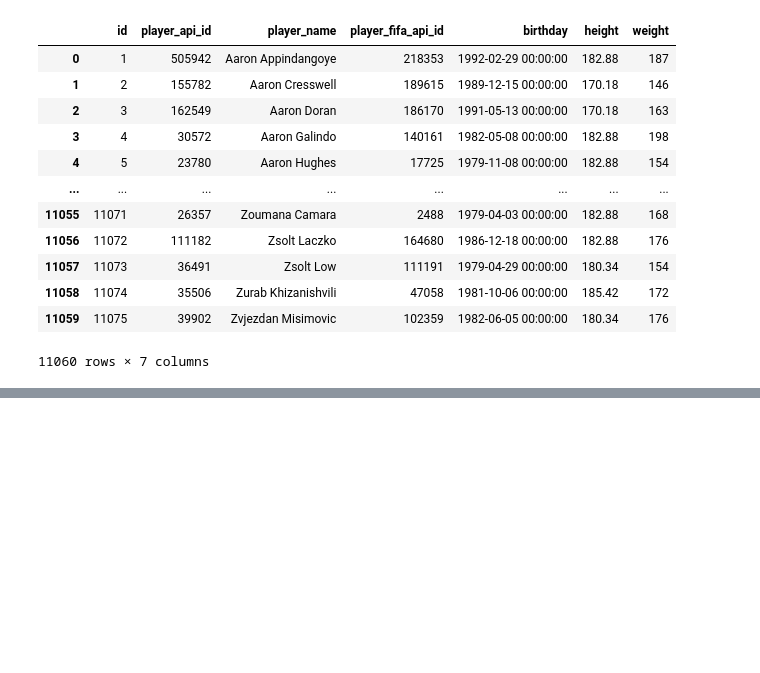
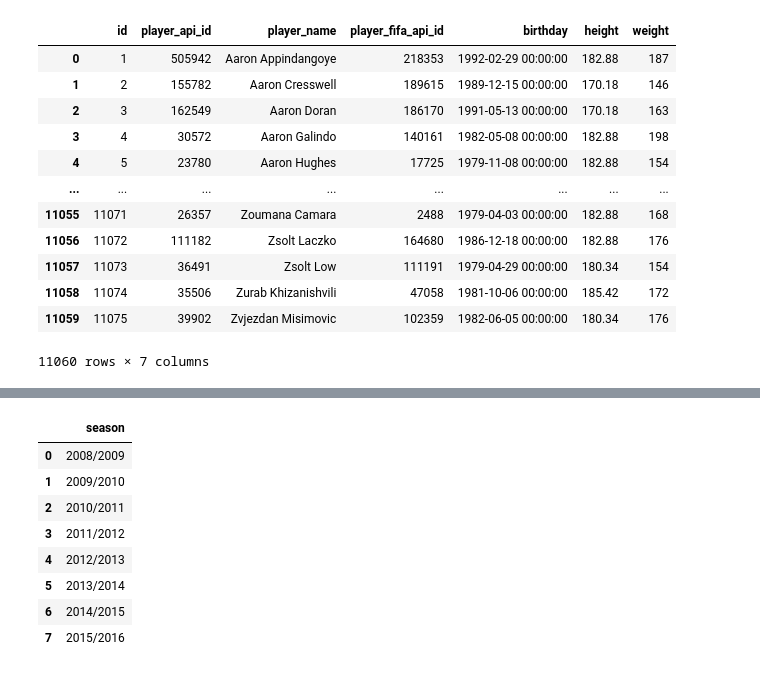
Before and after one commit to miemguri/Talentotech2024, a Jupyter notebook: TallerSQL.ipynb, the cells around one changed output, grey strips where cells are left out. Saved outputs shown, nothing was run; the diff lists cells and outputs as text; code cells hidden in the pictures; blank space fills up the shorter version.

```diff
--- a/TallerSQL.ipynb
+++ b/TallerSQL.ipynb
@@ -122,0 +161,15 @@ seasons
+# %%
+query = """ SELECT DISTINCT season
+            FROM Match; """
+seasons = pd.read_sql(query, conn)
+seasons
+# %% [output]
+|  | season |
+| 0 | 2008/2009 |
+| 1 | 2009/2010 |
+| 2 | 2010/2011 |
+| 3 | 2011/2012 |
+| 4 | 2012/2013 |
+| 5 | 2013/2014 |
+| 6 | 2014/2015 |
+| 7 | 2015/2016 |
```
Also changed, not shown: parts of 9 cells of this notebook.
